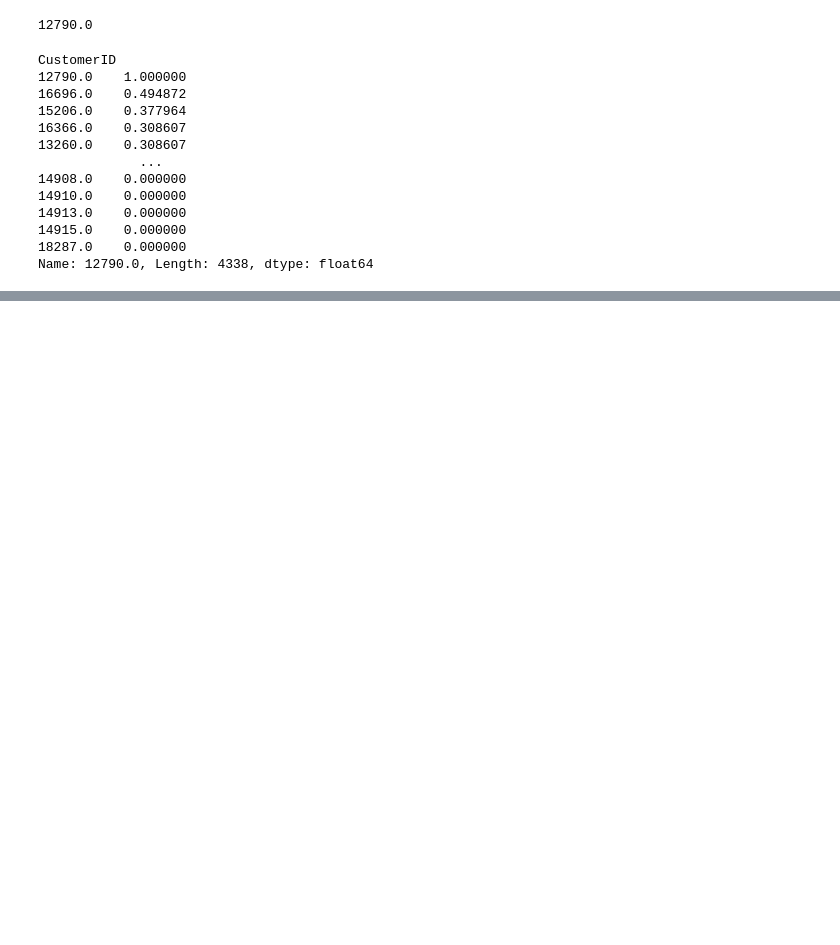
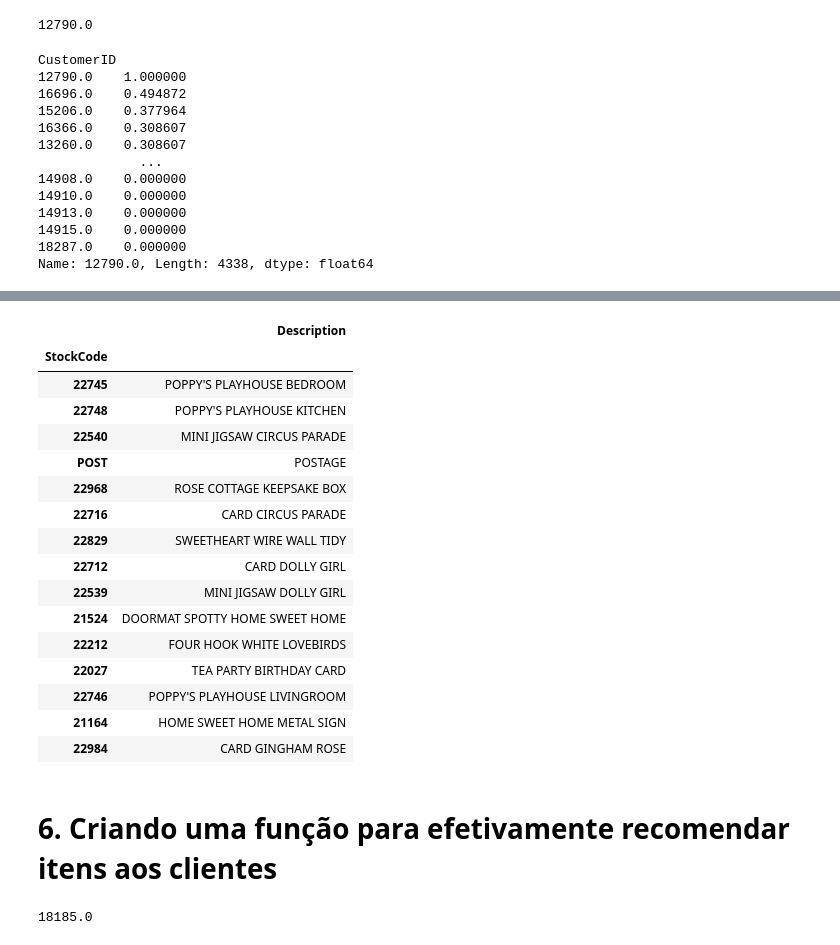
Before and after one commit to lucasmirachi/sistema-de-recomendacao, a Jupyter notebook: Sistema de Recomendação.ipynb, the cells around one changed output, grey strips where cells are left out. Drawn from its saved outputs; the diff is of its cells as text; code cells hidden in the pictures; blank space fills up the shorter version.

```diff
--- a/Sistema de Recomendação.ipynb
+++ b/Sistema de Recomendação.ipynb
@@ -274,0 +270,3 @@ Nesse caso, o cliente mais similar ao cliente1 (CustomerID 12790) é com cliente
+# %%
+cliente_mais_proximo = user_user_sim_matrix.loc[cliente1].sort_values(ascending=False).reset_index().iloc[1,0]
+cliente_mais_proximo
@@ -274,0 +279,3 @@ Nesse caso, o cliente mais similar ao cliente1 (CustomerID 12790) é com cliente
+# %%
+itens_comprados_cliente1 = set(customer_item_matrix.loc[cliente1].iloc[customer_item_matrix.loc[cliente1].to_numpy().nonzero()].index)
+itens_comprados_cliente1
@@ -274,0 +334,23 @@ Nesse caso, o cliente mais similar ao cliente1 (CustomerID 12790) é com cliente
+# %%
+#pegando a descrição destes itens
+df.loc[df['StockCode'].isin(itens_recomendados_cliente_mais_proximo), ['StockCode', 'Description']].drop_duplicates().set_index('StockCode')
+# %% [output]
+|  | Description |
+| StockCode |  |
+| 22745 | POPPY'S PLAYHOUSE BEDROOM |
+| 22748 | POPPY'S PLAYHOUSE KITCHEN |
+| 22540 | MINI JIGSAW CIRCUS PARADE |
+| POST | POSTAGE |
+| 22968 | ROSE COTTAGE KEEPSAKE BOX |
+| 22716 | CARD CIRCUS PARADE |
+| 22829 | SWEETHEART WIRE WALL TIDY |
+| 22712 | CARD DOLLY GIRL |
+| 22539 | MINI JIGSAW DOLLY GIRL |
+| 21524 | DOORMAT SPOTTY HOME SWEET HOME |
+| 22212 | FOUR HOOK WHITE LOVEBIRDS |
+| 22027 | TEA PARTY BIRTHDAY CARD |
+| 22746 | POPPY'S PLAYHOUSE LIVINGROOM |
+| 21164 | HOME SWEET HOME METAL SIGN |
+| 22984 | CARD GINGHAM ROSE |
+# %% [markdown]
+# 6. Criando uma função para efetivamente recomendar itens aos clientes
@@ -274,0 +366,5 @@ Nesse caso, o cliente mais similar ao cliente1 (CustomerID 12790) é com cliente
+# %%
+cliente2 = random.choice(list(user_user_sim_matrix.index.values.tolist()))
+print(cliente2)
+# %% [output]
+18185.0
```
Also changed, not shown: parts of 18 cells of this notebook.
